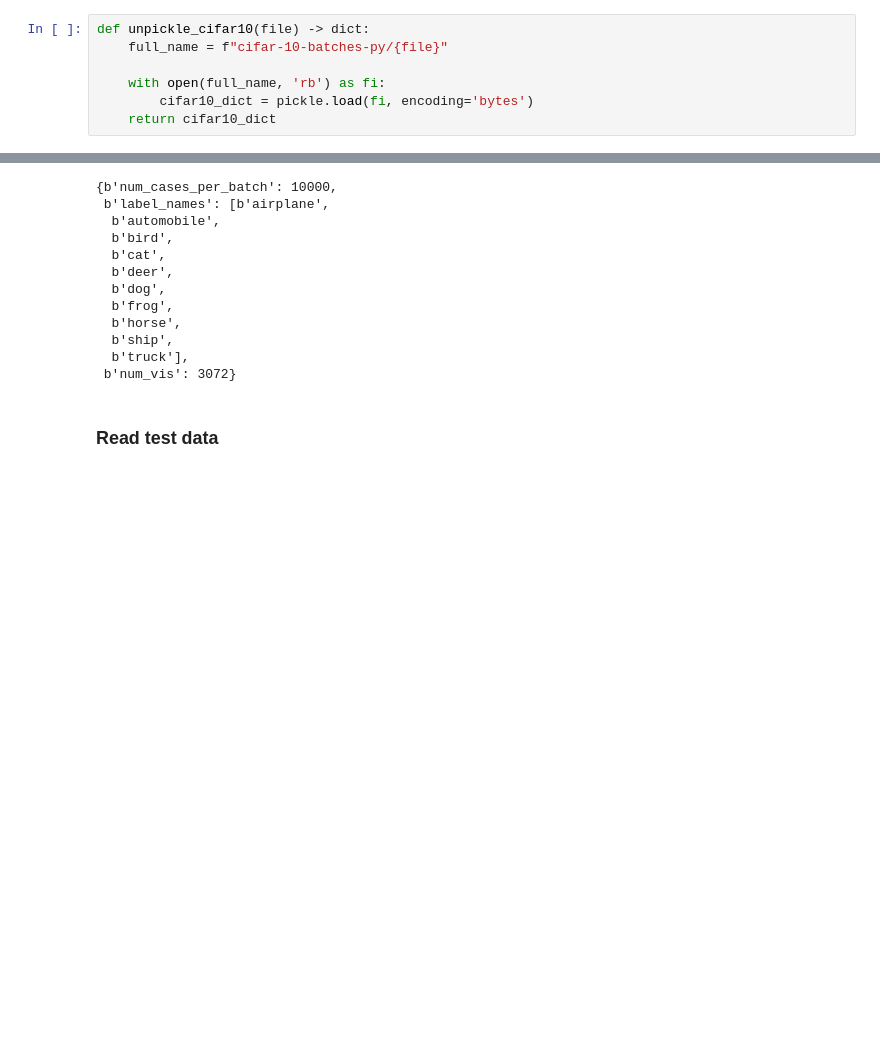
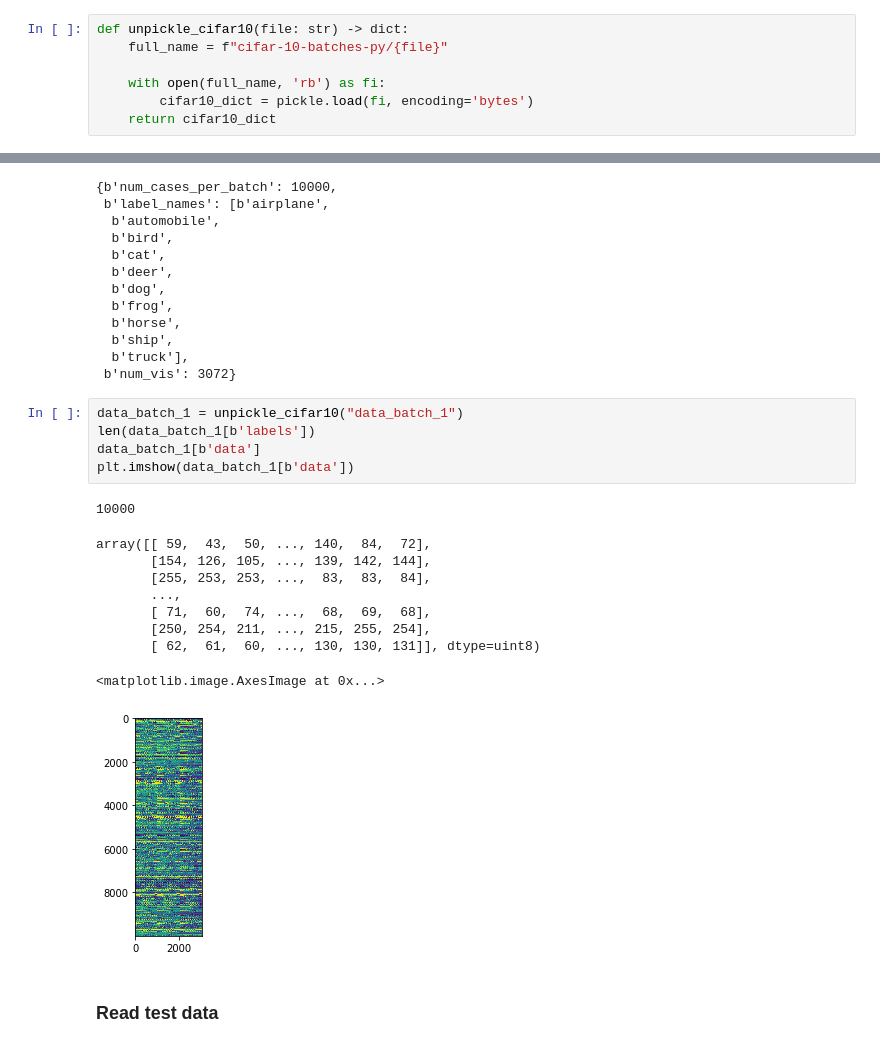
Before and after one commit to BigtoC/CS4487-JPYNBs, a Jupyter notebook: Project/Project-Image-classification.ipynb, the cells around one changed output, grey strips where cells are left out. Drawn from its saved outputs; the diff is of its cells as text; blank space fills up the shorter version.

```diff
--- a/Project/Project-Image-classification.ipynb
+++ b/Project/Project-Image-classification.ipynb
@@ -51,7 +60,7 @@ import matplotlib
   * **label_names** -- a 10-element list which gives meaningful names to the numeric labels in the labels array described above.
   * For example, label_names[0] == "airplane", label_names[1] == "automobile", etc.
 # %%
-def unpickle_cifar10(file) -> dict:
+def unpickle_cifar10(file: str) -> dict:
     full_name = f"cifar-10-batches-py/{file}"
 
     with open(full_name, 'rb') as fi:
@@ -73,6 +82,22 @@ cifar_meta
   b'ship',
   b'truck'],
  b'num_vis': 3072}
+# %%
+data_batch_1 = unpickle_cifar10("data_batch_1")
+len(data_batch_1[b'labels'])
+data_batch_1[b'data']
+plt.imshow(data_batch_1[b'data'])
+# %% [output]
+10000
+array([[ 59,  43,  50, ..., 140,  84,  72],
+       [154, 126, 105, ..., 139, 142, 144],
+       [255, 253, 253, ...,  83,  83,  84],
+       ...,
+       [ 71,  60,  74, ...,  68,  69,  68],
+       [250, 254, 211, ..., 215, 255, 254],
+       [ 62,  61,  60, ..., 130, 130, 131]], dtype=uint8)
+<matplotlib.image.AxesImage at 0x...>
+[figure, added]
 # %% [markdown]
 ### Read test data
 # %%
```
Also changed, not shown: parts of 4 cells of this notebook.
